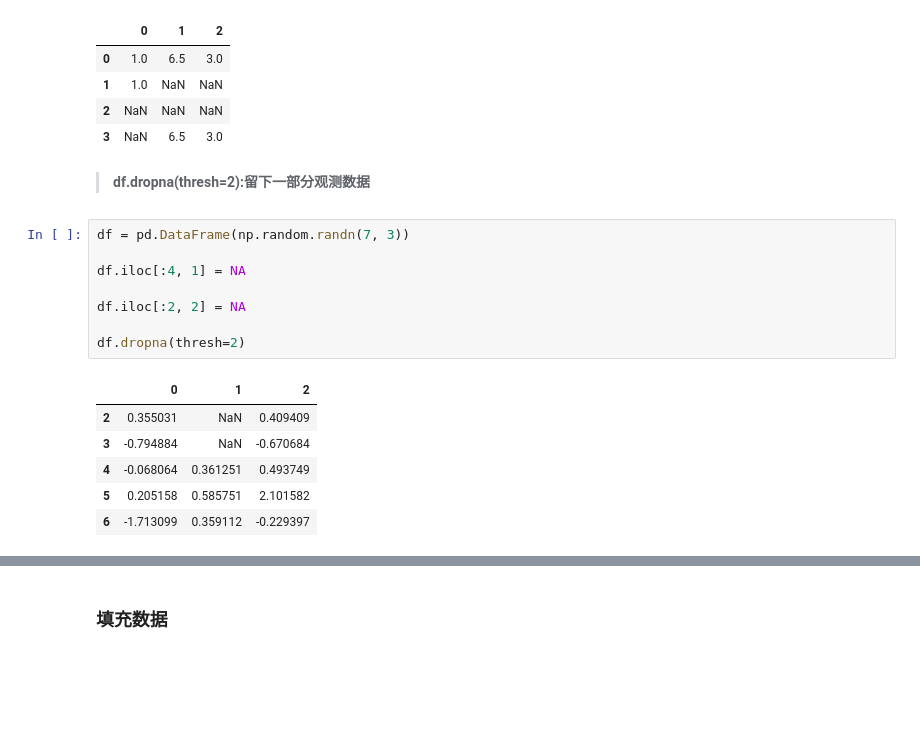
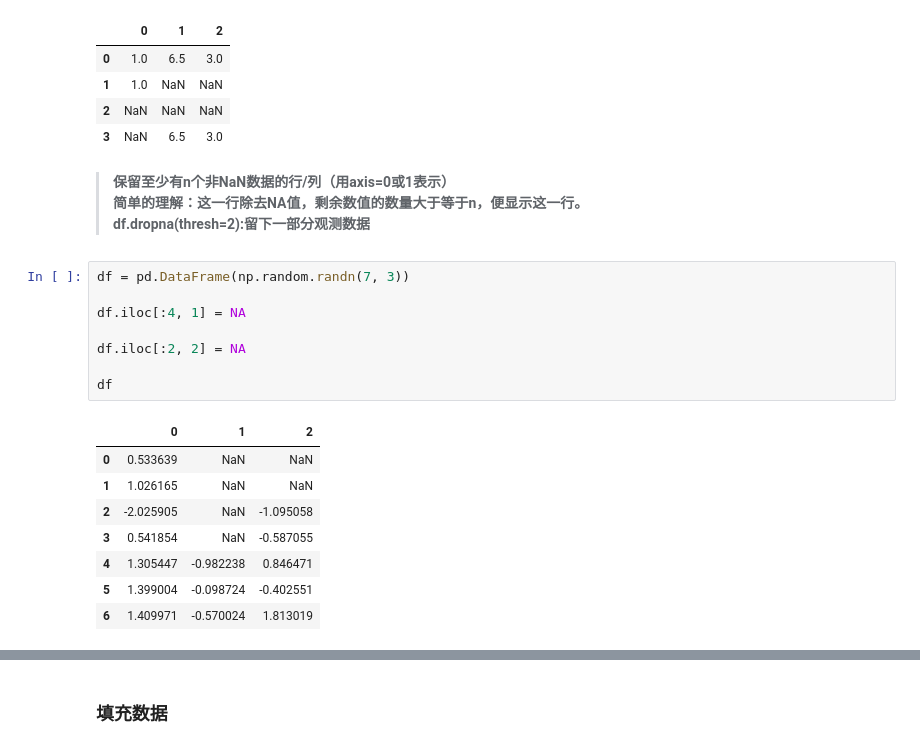
Before and after one commit to jaling9/PythonDataAnalysis, a Jupyter notebook: 07 DataCleaning&Preparation.ipynb, the cells around one changed output, grey strips where cells are left out. Cells and saved outputs as stored; diff of their text form; blank space fills up the shorter version.

```diff
--- a/07 DataCleaning&Preparation.ipynb
+++ b/07 DataCleaning&Preparation.ipynb
@@ -75,19 +75,23 @@ data.dropna(axis=1,how='all') # 传入axis=1 对列操作
 | 2 | NaN | NaN | NaN |
 | 3 | NaN | 6.5 | 3.0 |
 # %% [markdown]
+> **保留至少有n个非NaN数据的行/列（用axis=0或1表示）**
+> **简单的理解：这一行除去NA值，剩余数值的数量大于等于n，便显示这一行。**
 > **df.dropna(thresh=2):留下一部分观测数据**
 # %%
 df = pd.DataFrame(np.random.randn(7, 3))
 
 df.iloc[:4, 1] = NA
 
 df.iloc[:2, 2] = NA
 
-df.dropna(thresh=2)
+df
 # %% [output]
 |  | 0 | 1 | 2 |
-| 2 | 0.355031 | NaN | 0.409409 |
-| 3 | -0.794884 | NaN | -0.670684 |
-| 4 | -0.068064 | 0.361251 | 0.493749 |
-| 5 | 0.205158 | 0.585751 | 2.101582 |
-| 6 | -1.713099 | 0.359112 | -0.229397 |
+| 0 | 0.533639 | NaN | NaN |
+| 1 | 1.026165 | NaN | NaN |
+| 2 | -2.025905 | NaN | -1.095058 |
+| 3 | 0.541854 | NaN | -0.587055 |
+| 4 | 1.305447 | -0.982238 | 0.846471 |
+| 5 | 1.399004 | -0.098724 | -0.402551 |
+| 6 | 1.409971 | -0.570024 | 1.813019 |
```
Also changed, not shown: parts of 65 cells of this notebook, 3 other files.
